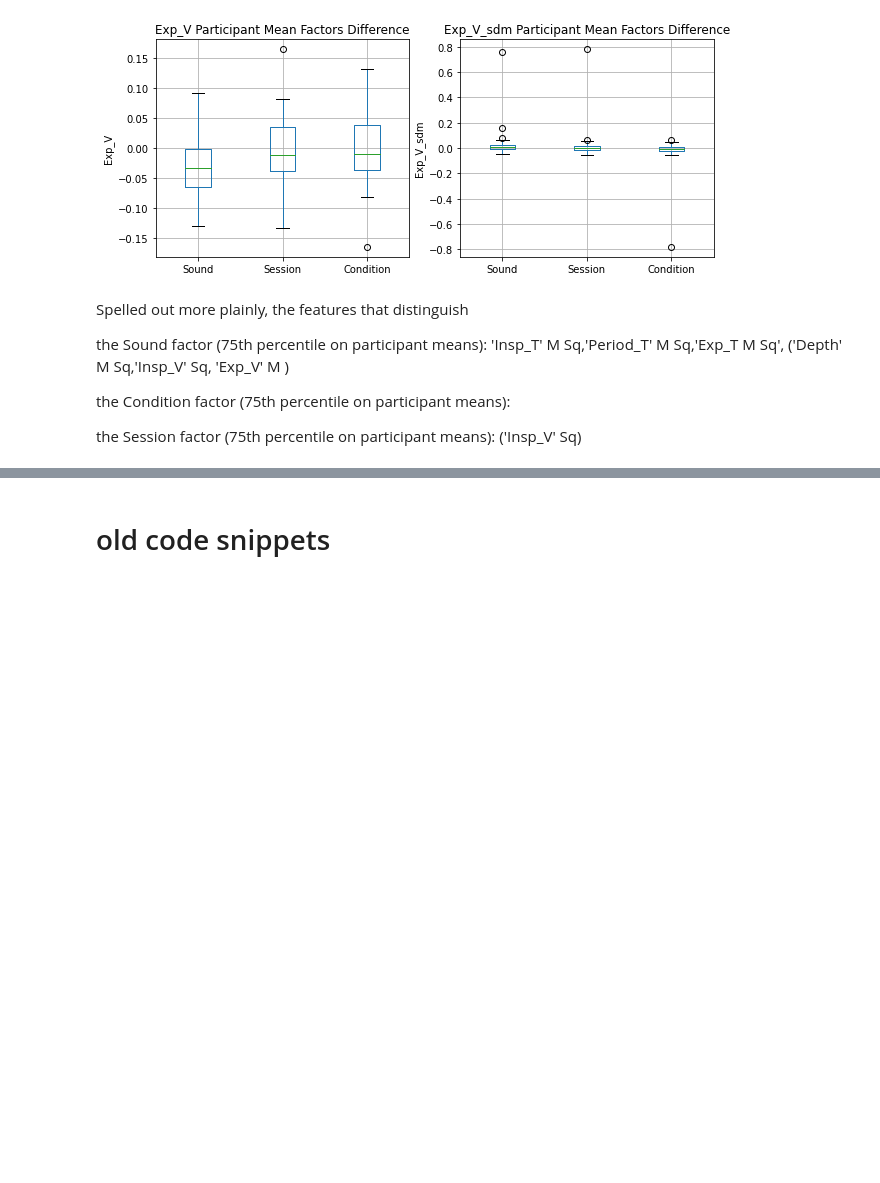
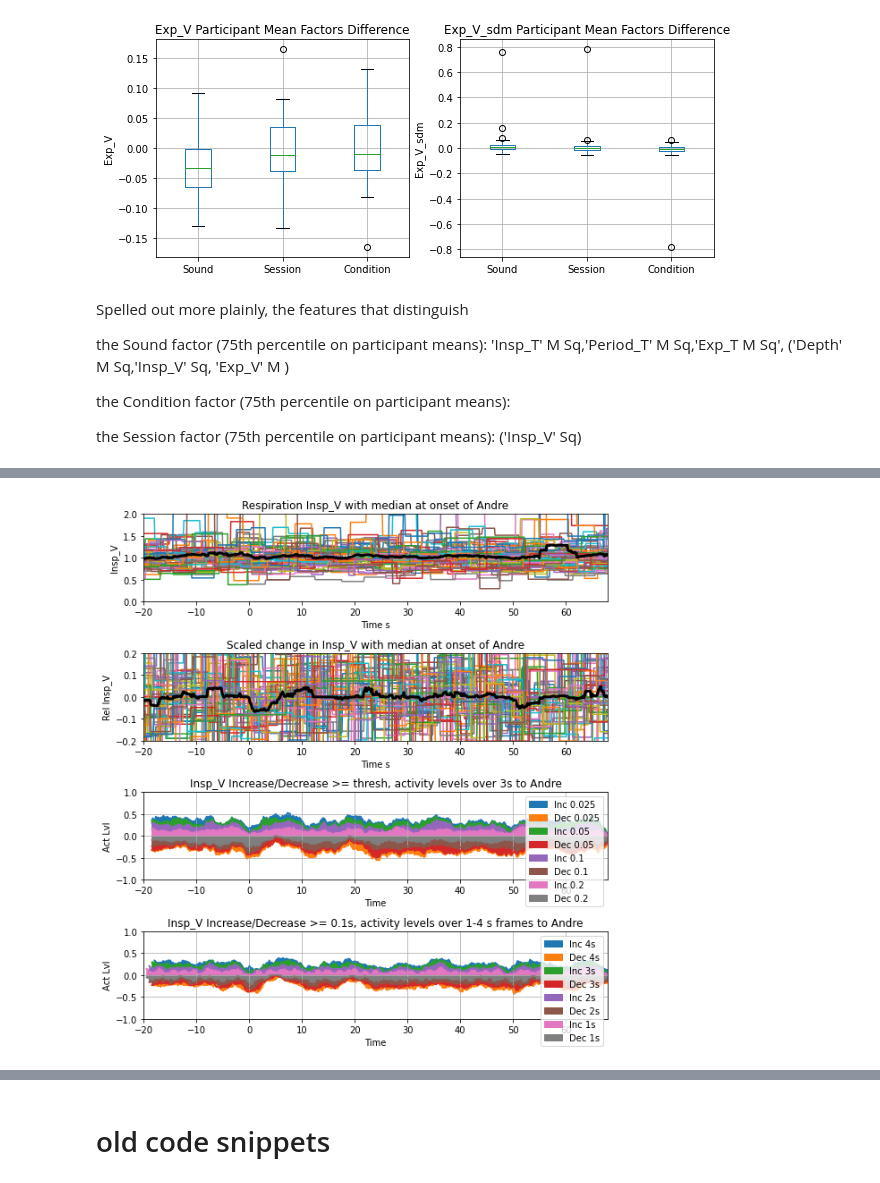
Before and after one commit to finn42/Respiration-Standing, a Jupyter notebook: Headphones_Project_Respiration_Analysis.ipynb, the cells around one changed output, grey strips where cells are left out. Drawn from its saved outputs; the diff is of its cells as text; code cells hidden in the pictures; blank space fills up the shorter version.

```diff
--- a/Headphones_Project_Respiration_Analysis.ipynb
+++ b/Headphones_Project_Respiration_Analysis.ipynb
@@ -523,0 +774,78 @@ The features that distinguish between stimuli (Pairwise): Insp_T M, Period T M,
+# %%
+# changes in Period_T
+fig = plt.figure(figsize=(9,8))
+left, width = 0.1, 0.8
+bottom, height = 0.1, 0.17
+spacing = 0.1
+thr = [0.025,0.05,0.1,0.2]
+#thr = [0.05,0.1,0.2,0.4]
+#thr = [0.1,0.2,0.3,0.5]
+frm = [4,3,2,1]
+
+subp = 0
+ax= fig.add_axes([left,bottom+subp*(height+ spacing),width,height])
+# ax = fig.add_subplot(313)
+for f in frm:
+    FrameSize = f # seco#ds
+    HopSize = 0.2 # seconds
+    Thresh = thr[2]#Treshes[feat] # minimum
+    AC1 = activityCount(featCont,FrameSize,HopSize,Thresh,'Inc')
+    AC2 = activityCount(featCont,FrameSize,HopSize,Thresh,'Dec')
+    AC = pd.DataFrame()
+    AC['Inc'+' '+str(f) + 's']=AC1['Total']
+    AC['Dec'+' '+str(f) + 's']=-AC2['Total']
+    AC.plot.area(ax=ax)
+
+plt.grid()
+plt.ylim(-1,1)
+plt.xlim(featCont.index[0],featCont.index[-1])
+#plt.xlim(-15,15)
+plt.title(feat + ' Increase/Decrease >= ' + str(Thresh)+ 's, activity levels over 1-4 s frames to ' + stim)
+plt.ylabel('Act Lvl')
+plt.legend(loc='upper right')
+
+subp +=1
+ax= fig.add_axes([left,bottom+subp*(height+ spacing),width,height])
+# ax = fig.add_subplot(313)
+for t in thr:
+    FrameSize = 3 # seconds
+    HopSize = 0.2 # seconds
+    Thresh = t#Treshes[feat] # minimum
+    AC1 = activityCount(featCont,FrameSize,HopSize,Thresh,'Inc')
+    AC2 = activityCount(featCont,FrameSize,HopSize,Thresh,'Dec')
+    AC = pd.DataFrame()
+    AC['Inc'+' '+str(t)]=AC1['Total']
+    AC['Dec'+' '+str(t)]=-AC2['Total']
+    AC.plot.area(ax=ax)
+
+plt.grid()
+plt.ylim(-1,1)
+plt.xlim(featCont.index[0],featCont.index[-1])
+#plt.xlim(-15,15)
+plt.title(feat + ' Increase/Decrease >= thresh, activity levels over ' + str(FrameSize) + 's to ' + stim)
+plt.ylabel('Act Lvl')
+plt.legend(loc='upper right')
+
+subp +=1
+ax= fig.add_axes([left,bottom+subp*(height+ spacing),width,height])
+Shifted = featCont-featCont.median(0)
+Shifted.plot(legend = False,ax=ax)
+Shifted.median(1).plot(linewidth=3,color='k',ax=ax)
+plt.ylim(-0.2,0.2)
+plt.xlim(featCont.index[0],featCont.index[-1])
+#plt.xlim(-15,15)
+plt.title('Scaled change in ' + feat+ ' with median at onset of ' + stim)
+plt.ylabel('Rel ' + feat)
+
+subp +=1
+ax= fig.add_axes([left,bottom+subp*(height+ spacing),width,height])
+plt.title('Respiration ' + feat + ' with median at onset of ' + stim)
+featCont.plot(legend = False,ax=ax)
+featCont.mean(1).plot(linewidth=3,color='k')
+plt.ylim(0,2)
+plt.ylabel(feat)
+plt.xlim(featCont.index[0],featCont.index[-1])
+plt.savefig(stim+feat+'_timecours_al.png',dpi = 400)
+plt.show()
+# %% [output]
+[figure, added]
```
Also changed, not shown: parts of 14 cells of this notebook, 52 other files.
